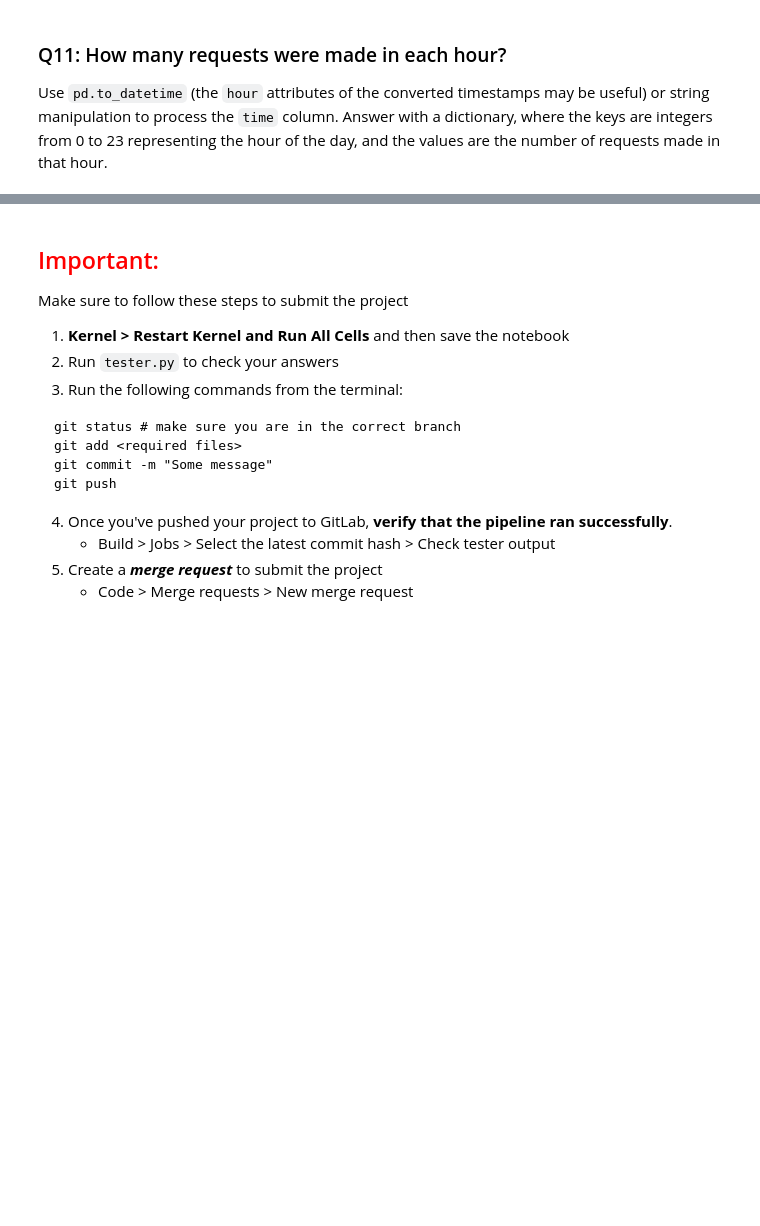
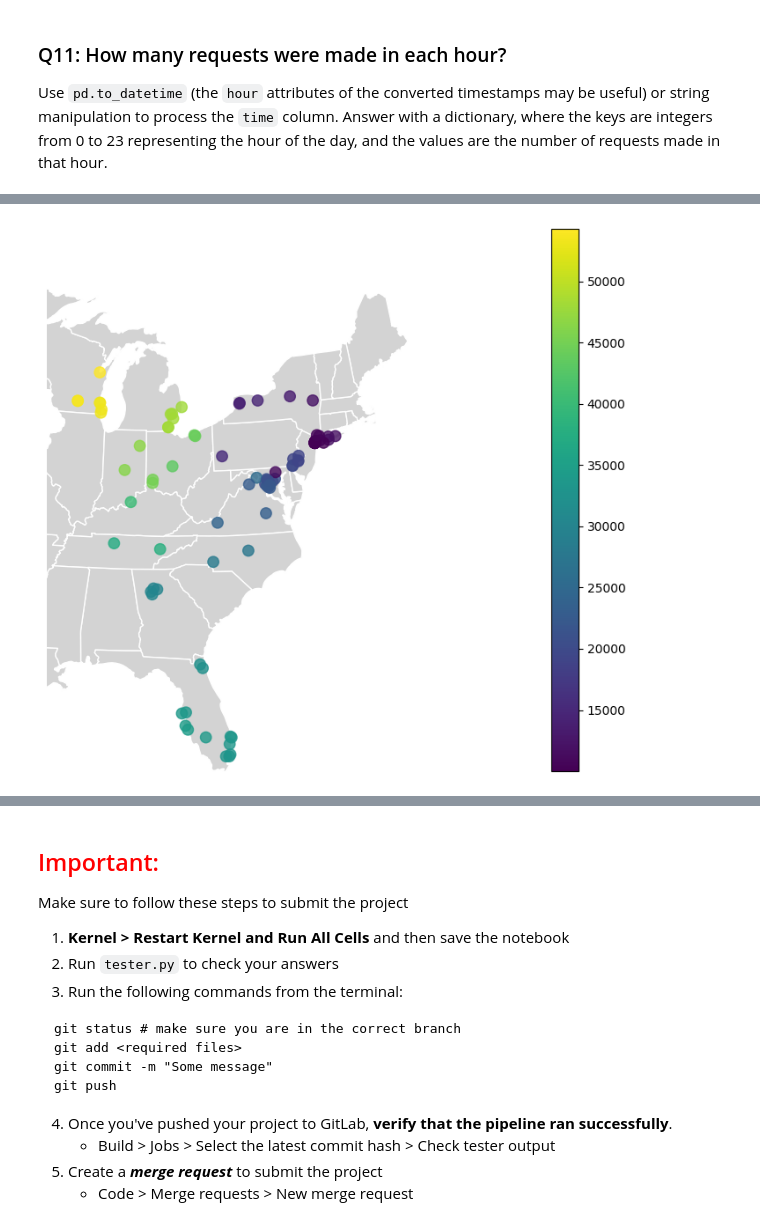
Before and after one commit to ervardaan/cs320-uwmadison-summer2025, a Jupyter notebook: projects/mp6/mp6.ipynb, the cells around one changed output, grey strips where cells are left out. Drawn from its saved outputs; the diff is of its cells as text; code cells hidden in the pictures; blank space fills up the shorter version.

````diff
--- a/projects/mp6/mp6.ipynb
+++ b/projects/mp6/mp6.ipynb
@@ -205,5 +313,15 @@ in future questions.
 # %%
 # Create `filings` dictionary
+filDict=createFilingsDict("docs.zip")
+# %%
+filings_dict = {}
+with zipfile.ZipFile('docs.zip', 'r') as z:
+    for file in z.namelist():
+        if file.endswith(('.htm', '.html')):
+            with z.open(file) as f:
+                html_content = f.read().decode('utf-8', errors='ignore')
+                filing = Filing(html_content)
+                filings_dict[file] = filing
 # %% [markdown]
 ### Q7: What dates appear in the `886982/0000769993-16-001958/-index.htm` file of `docs.zip`?
 
@@ -256,3 +407,12 @@ Expected output:
 ```
 # %%
 #Q9
+addr_counter = Counter()
+for filing in filings_dict.values():
+    for addr in filing.addresses:
+        if not addr.strip():   # skip empty or all‑whitespace strings
+            continue
+        addr_counter[addr] += 1
+
+top_10_addresses = dict(addr_counter.most_common(10))
+top_10_addresses
@@ -397,0 +645,68 @@ plt.show()
+# %%
+#Q13
+import re
+import pickle
+import matplotlib.pyplot as plt
+import geopandas as gpd
+from shapely.geometry import box, Point
+
+# 1) Read the data
+locations = gpd.read_file("locations.geojson")
+background = gpd.read_file("shapes/cb_2018_us_state_20m.shp")
+
+# 2) Extract postal codes using re.findall(), taking the last 5‑digit match
+def extract_postal_code(addr):
+    matches = re.findall(r'\b\d{5}\b', addr or "")
+    return int(matches[-1]) if matches else None
+
+locations['postal_code'] = locations['address'].apply(extract_postal_code)
+
+# 3) Drop rows without a postal code, cast to int, and filter valid range
+locations = locations.dropna(subset=['postal_code'])
+locations['postal_code'] = locations['postal_code'].astype(int)
+locations = locations[locations['postal_code'].between(10000, 60000)].copy()
+print(len(locations))
+
+# 4) Define the lat/lon bounding box (pre‑projection)
+west, east, south, north = -90, -65, 25, 50
+bbox = box(west, south, east, north)
+
+# 5) Exclude DC & territories so only the 48 contiguous states remain
+exclude = ["DC", "PR", "GU", "VI", "AS", "MP"]
+background = background[~background['STUSPS'].isin(exclude)].copy()
+
+# 6) Crop both layers to the bounding box (still in EPSG:4326)
+background = background[background.geometry.intersects(bbox)].copy()
+locations  = locations[locations.geometry.intersects(bbox)].copy()
+print(len(background))
+# 7) Project both to Mercator (EPSG:2022)
+background = background.to_crs("EPSG:2022")
+locations  = locations.to_crs("EPSG:2022")
+
+# 8) Compute projected bbox limits for exact zoom
+minx, miny, maxx, maxy = (
+    gpd.GeoSeries(bbox, crs="EPSG:4326")
+       .to_crs("EPSG:2022")
+       .total_bounds
+)
+
+fig, ax = plt.subplots(figsize=(10, 8))
+background.plot(ax=ax, color="lightgray", edgecolor="white")
+locations.plot(
+    ax=ax,
+    column='postal_code',
+    cmap='viridis',
+    legend=True,
+    markersize=80,
+    alpha=0.8
+)
+ax.set_xlim(minx, maxx)
+ax.set_ylim(miny, maxy)
+ax.set_axis_off()
+
+
+with open("Q13.pkl", "wb") as f:
+    pickle.dump(fig, f)
+
+plt.show()
+# %% [output]
@@ -397,0 +715 @@ plt.show()
+[figure, added]
````
Also changed, not shown: parts of 27 cells of this notebook, 8 other files.
